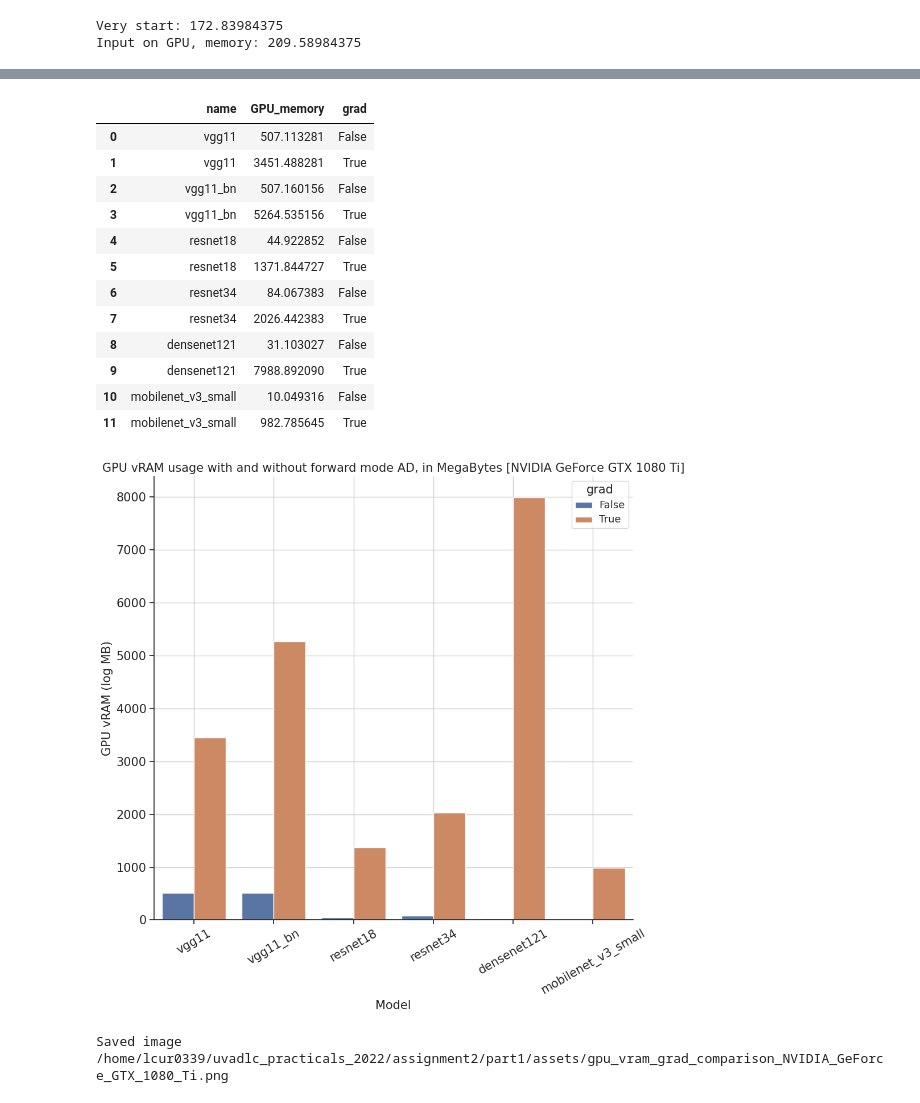
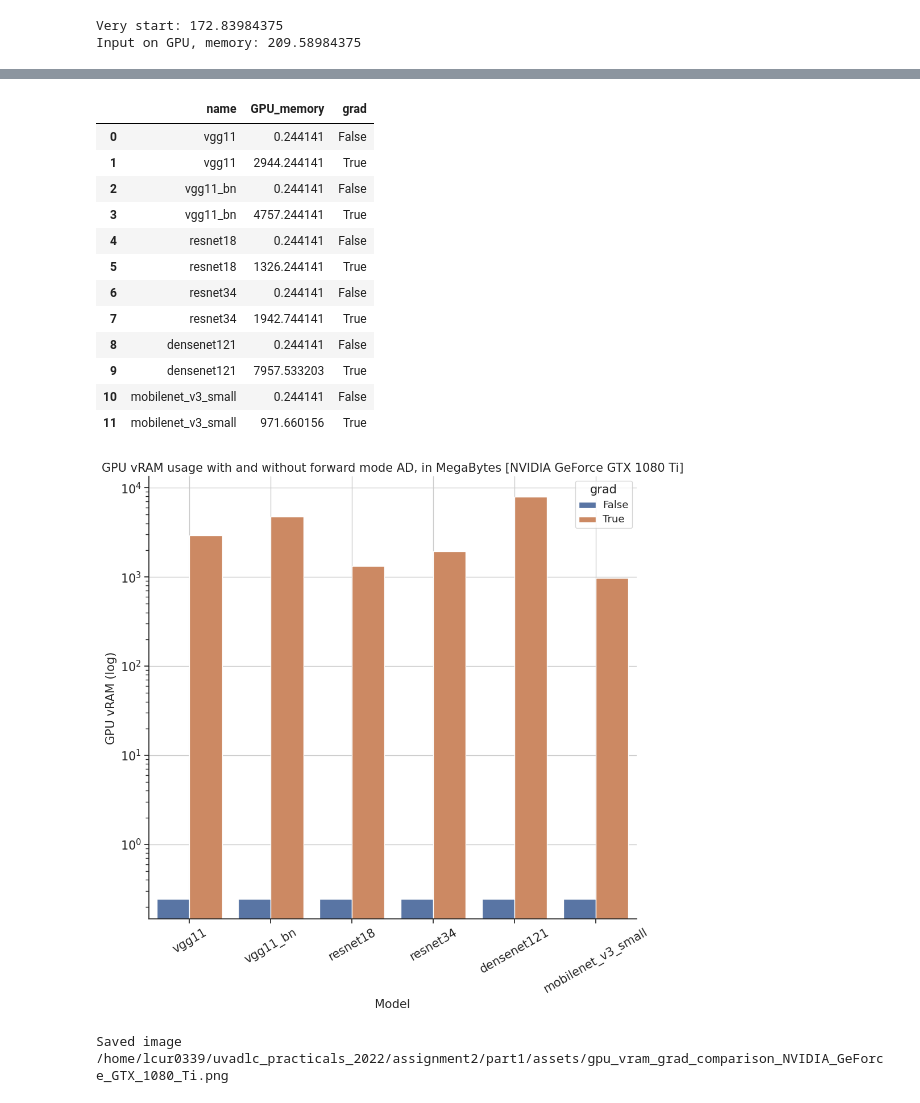
Before and after one commit to xqz-u/uvadlc_practicals_2022, a Jupyter notebook: assignment2/part1/assignment2_q1.ipynb, the cells around one changed output, grey strips where cells are left out. Cells and saved outputs as stored; diff of their text form; code cells hidden in the pictures.

```diff
--- a/assignment2/part1/assignment2_q1.ipynb
+++ b/assignment2/part1/assignment2_q1.ipynb
@@ -96,9 +96,8 @@ def clear_gpu_cache():
     torch.cuda.empty_cache()
 
 
-def model_memory_usage(model_maker, input_, use_grad=False):
+def model_memory_usage(model, input_, use_grad=False):
     start = get_gpu_mem()
-    model = model_maker()
     model.eval()
     with torch.set_grad_enabled(use_grad):
         res = model(input_)
@@ -115,14 +114,15 @@ def compare_same_model(model_builder, weights, dummy_input):
 
     clear_gpu_cache()
     weights = weights.DEFAULT
-    make_model = lambda: model_builder(weights=weights).to(device)
+    model = model_builder(weights=weights).to(device)
+    print(f"GPU mem after creating model: {get_gpu_mem()}")
     dummy_input = weights.transforms()(dummy_input)
     print(f"Preproc input, GPU: {get_gpu_mem()}")
-    mem_nograd = model_memory_usage(make_model, dummy_input)
+    mem_nograd = model_memory_usage(model, dummy_input)
     print(f"GPU usage after NO GRAD: {get_gpu_mem()}")
 
     clear_gpu_cache()  # previous experiments show this is not needed actually
-    mem_grad = model_memory_usage(make_model, dummy_input, use_grad=True)
+    mem_grad = model_memory_usage(model, dummy_input, use_grad=True)
     print(f"GPU usage after GRAD: {get_gpu_mem()}")
     return [
         {"name": model_name, "GPU_memory": mem_nograd, "grad": False},
@@ -394,31 +394,31 @@ memory_df = pd.DataFrame(it.chain(*memory_measures))
 memory_df
 # %% [output]
 |  | name | GPU_memory | grad |
-| 0 | vgg11 | 507.113281 | False |
-| 1 | vgg11 | 3451.488281 | True |
-| 2 | vgg11_bn | 507.160156 | False |
-| 3 | vgg11_bn | 5264.535156 | True |
-| 4 | resnet18 | 44.922852 | False |
-| 5 | resnet18 | 1371.844727 | True |
-| 6 | resnet34 | 84.067383 | False |
-| 7 | resnet34 | 2026.442383 | True |
-| 8 | densenet121 | 31.103027 | False |
-| 9 | densenet121 | 7988.892090 | True |
-| 10 | mobilenet_v3_small | 10.049316 | False |
-| 11 | mobilenet_v3_small | 982.785645 | True |
+| 0 | vgg11 | 0.244141 | False |
+| 1 | vgg11 | 2944.244141 | True |
+| 2 | vgg11_bn | 0.244141 | False |
+| 3 | vgg11_bn | 4757.244141 | True |
+| 4 | resnet18 | 0.244141 | False |
+| 5 | resnet18 | 1326.244141 | True |
+| 6 | resnet34 | 0.244141 | False |
+| 7 | resnet34 | 1942.744141 | True |
+| 8 | densenet121 | 0.244141 | False |
+| 9 | densenet121 | 7957.533203 | True |
+| 10 | mobilenet_v3_small | 0.244141 | False |
+| 11 | mobilenet_v3_small | 971.660156 | True |
 # %%
 fig, _ = barplot_models_comparison(
     memory_df,
     "name",
     "GPU_memory",
     "Model",
-    "GPU vRAM (MB)",
+    "GPU vRAM (log)",
     f"GPU vRAM usage with and without forward mode AD, in MegaBytes [{device_model}]",
-    #yscale="log"
+    yscale="log"
 )
 plt.tight_layout()
 # %% [output]
-[figure, old version]
+[figure, new version]
 # %%
 fname = os.path.join(assets_dir, f"gpu_vram_grad_comparison_{device_model}.png")
 fname = fname.replace(" ", "_")
```
Also changed, not shown: parts of 1 cell of this notebook, 1 other file.
